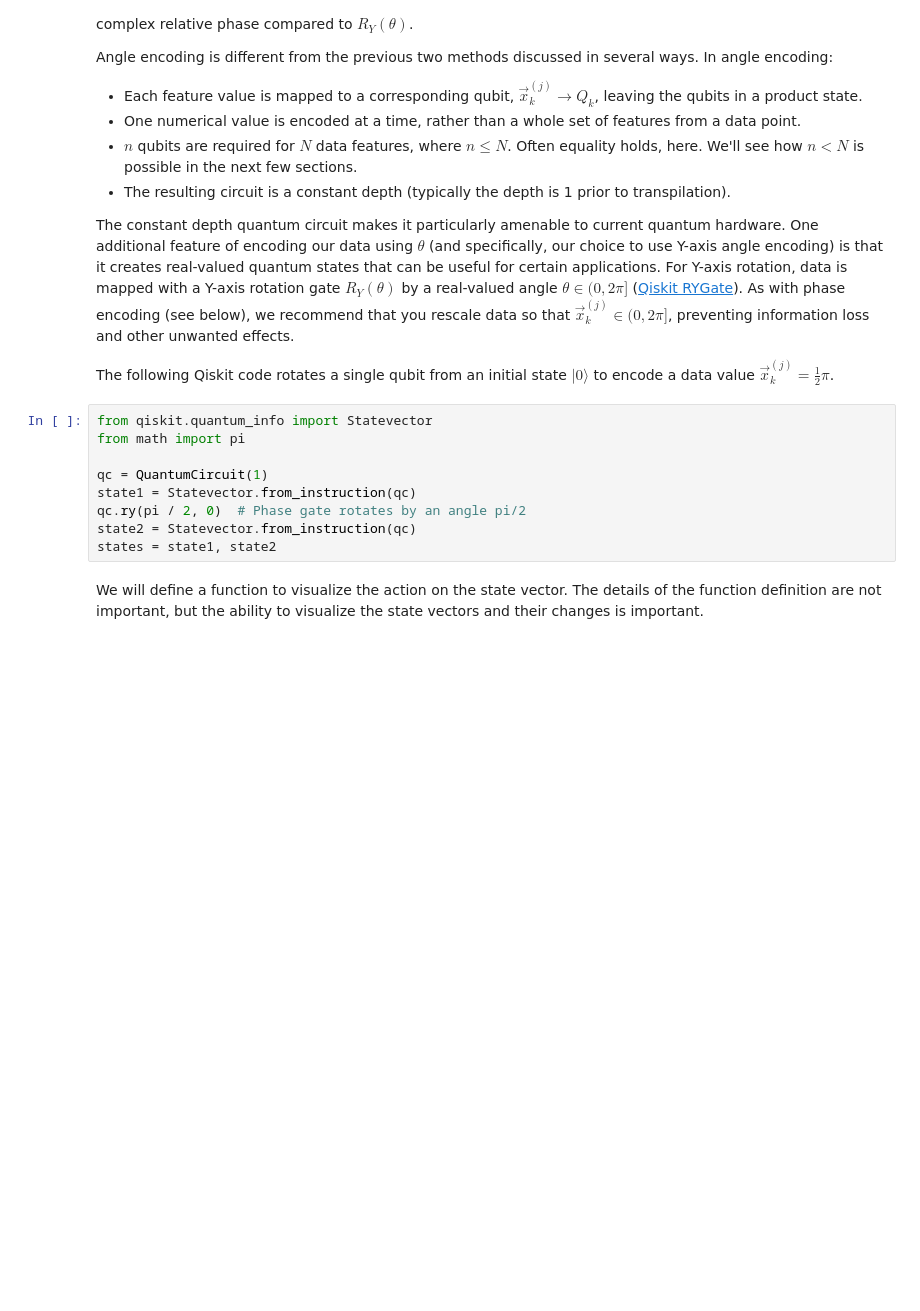
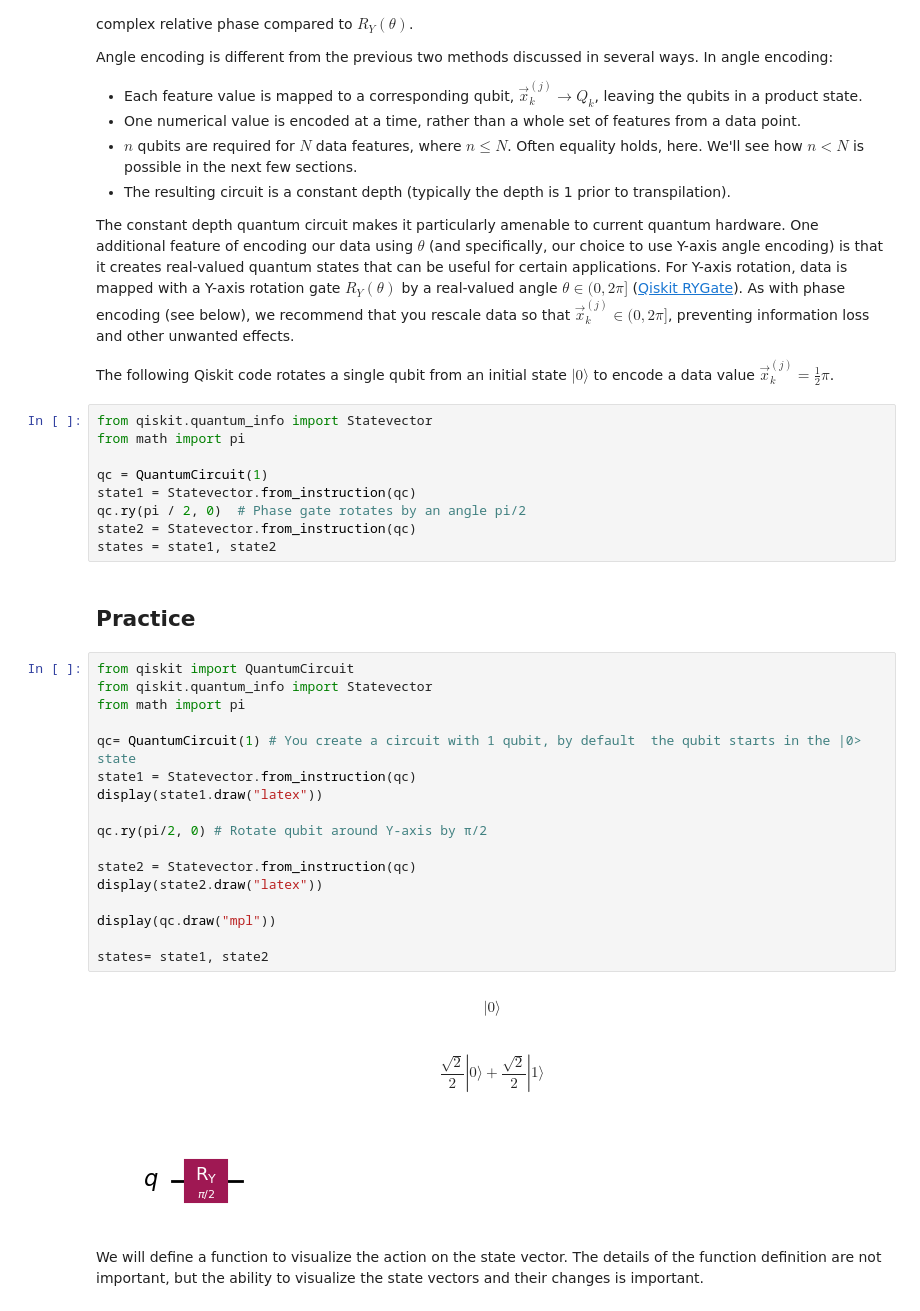
Before and after one commit to Virendra513/QML1, a Jupyter notebook: QML/data-encoding.ipynb, the cells around one changed output. Drawn from its saved outputs; the diff is of its cells as text; blank space fills up the shorter version.

```diff
--- a/QML/data-encoding.ipynb
+++ b/QML/data-encoding.ipynb
@@ -424,6 +424,29 @@ state1 = Statevector.from_instruction(qc)
 qc.ry(pi / 2, 0)  # Phase gate rotates by an angle pi/2
 state2 = Statevector.from_instruction(qc)
 states = state1, state2
+# %% [markdown]
+## Practice
+# %%
+from qiskit import QuantumCircuit
+from qiskit.quantum_info import Statevector
+from math import pi
+
+qc= QuantumCircuit(1) # You create a circuit with 1 qubit, by default  the qubit starts in the |0> state
+state1 = Statevector.from_instruction(qc)
+display(state1.draw("latex"))
+
+qc.ry(pi/2, 0) # Rotate qubit around Y-axis by π/2
+
+state2 = Statevector.from_instruction(qc)
+display(state2.draw("latex"))
+
+display(qc.draw("mpl"))
+
+states= state1, state2
+# %% [output]
+$$ |0\rangle$$
+$$\frac{\sqrt{2}}{2} |0\rangle+\frac{\sqrt{2}}{2} |1\rangle$$
+[figure, added]
 # %% [markdown]
 We will define a function to visualize the action on the state vector. The details of the function definition are not important, but the ability to visualize the state vectors and their changes is important.
 # %%
```
Also changed, not shown: parts of 4 cells of this notebook.
